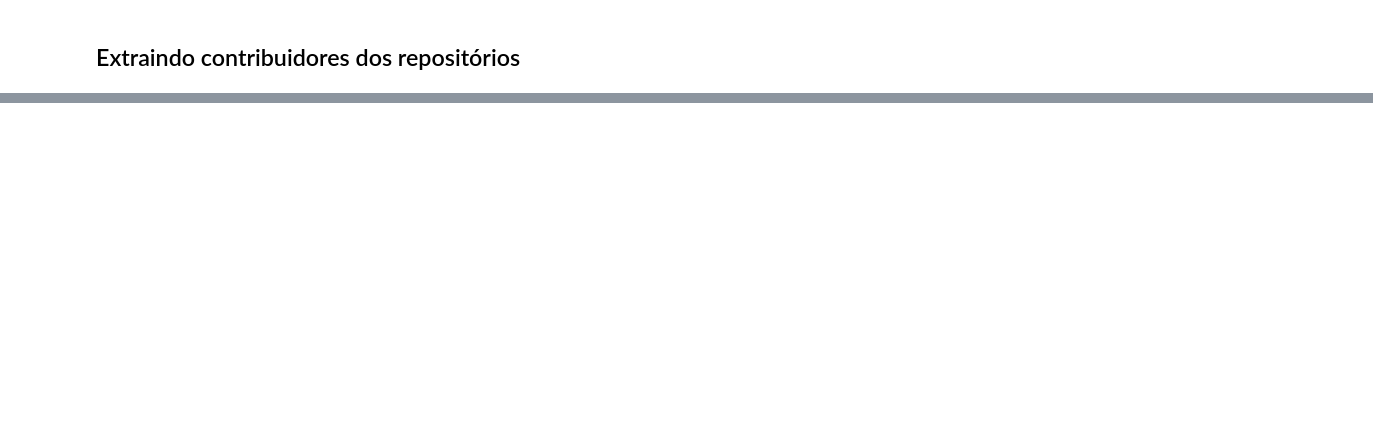
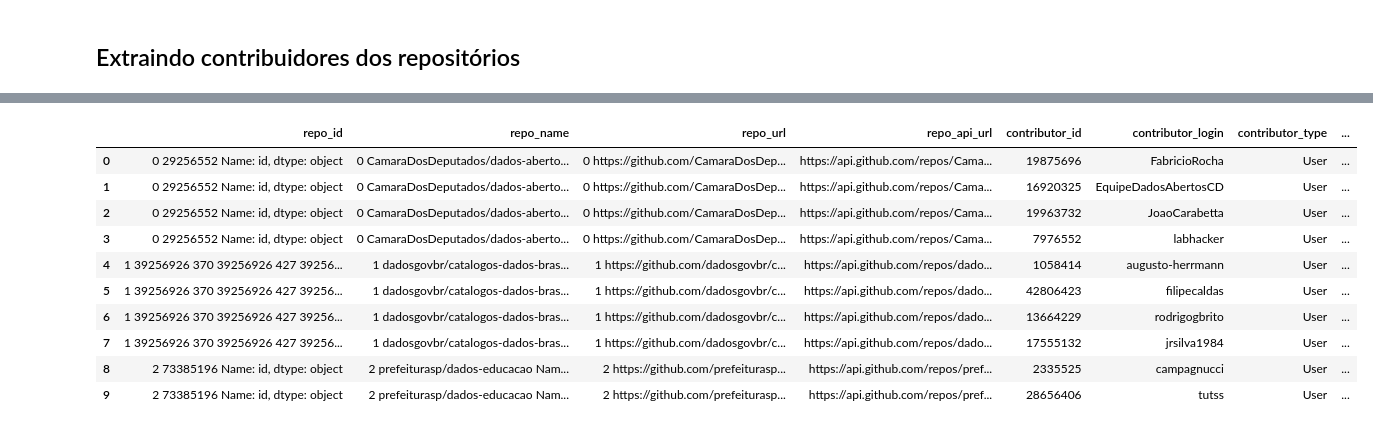
Before and after one commit to Lorenaps/caracterizacao-dados-abertos-gov, a Jupyter notebook: extraction/search_github_api.ipynb, the cells around one changed output, grey strips where cells are left out. Saved outputs shown, nothing was run; the diff lists cells and outputs as text; code cells hidden in the pictures; blank space fills up the shorter version.

Commit message:
Ajuste para gerar lista de contribuidores

```diff
--- a/extraction/search_github_api.ipynb
+++ b/extraction/search_github_api.ipynb
@@ -316,7 +321,7 @@ columns_contributors = [ 'repo_id',
                           'repo_api_url',
                           'contributor_id',
                           'contributor_login',
-                          'contributor_type'
+                          'contributor_type',
                           'contributor_url',
                           'contributor_api_url',
                           'timestamp_extract']
@@ -344,17 +349,24 @@ def get_contributors(url):
 
     list_contributors = []
     results = requests.get(url, auth=credentials)
-    results = results.json()
 
-    list_contributors = scroll_results(results)
+    # No caso do repositório estar vazio
+    if results.status_code is 204:
+        return None
+
+    contributors_results = results.json()
+    list_contributors = scroll_results(contributors_results)
 
     header = dict(results.links)
 
     while header.get('next', False):
         next_url = header.get('next').get('url')
+
+        print('\t> Extraindo da próxima página: {0}'.format(next_url))
+
         results = requests.get(next_url, auth=credentials)
-        results = results.json()
-        list_contributors = list_contributors + scroll_results(results)
+        contributors_results = results.json()
+        list_contributors = list_contributors + scroll_results(contributors_results)
         header = dict(results.links)
 
     return list_contributors
@@ -362,7 +374,7 @@ def get_contributors(url):
 def add_contributor(repo, contributor):
 
     df = pd.DataFrame([[
-                    repo.get('repo_id'),
+                    repo.get('repo_id', None),
                     repo.get('repo_name', None),
                     repo.get('repo_url', None),
                     repo.get('repo_api_url', None),
@@ -385,22 +397,26 @@ def save_contributors(contributors_df, repo, contributors):
                                     sort=False)
     return contributors_df
 # %%
-def search_contributors(df):
+def search_contributors(repositories_df):
 
-    contributors_df = pd.DataFrame(columns = colunas_contributors)
+    contributors_df = pd.DataFrame(columns = columns_contributors)
+    urls = repositories_df['api_url']
 
-    for repo in repos:
+    for url in urls[:5]:
+        print('\nExtraindo contribuidores de: {0}'.format(url))
 
         repo = {
-            'repo_id': df['id'],
-            'repo_name': df['full_name'],
-            'repo_url': df['url'],
-            'repo_api_url': df['api_url']
+            'repo_id': repositories_df.loc[repositories_df["api_url"] == url, 'id'].values[0],
+            'repo_name': repositories_df.loc[repositories_df["api_url"] == url, 'full_name'].values[0],
+            'repo_url': repositories_df.loc[repositories_df["api_url"] == url, 'url'].values[0],
+            'repo_api_url': url,
         }
 
-        url_contributors = repo.get('repo_api_url') + '/contributors'
+        url_contributors = url + '/contributors'
         contributors = get_contributors(url_contributors)
 
-        contributors_df = save_contributors(contributors_df, repo, contributors)
+        if contributors:
+            contributors_df = save_contributors(contributors_df, repo, contributors)
 
-        return contributors_df
+
+    return contributors_df
@@ -410,3 +434,17 @@ result_contributors.describe()
+# %%
+result_contributors
+# %% [output]
+|  | repo_id | repo_name | repo_url | repo_api_url | contributor_id | contributor_login | contributor_type | ... |
+| 0 | 0 29256552 Name: id, dtype: object | 0 CamaraDosDeputados/dados-aberto... | 0 https://github.com/CamaraDosDep... | https://api.github.com/repos/Cama... | 19875696 | FabricioRocha | User | ... |
+| 1 | 0 29256552 Name: id, dtype: object | 0 CamaraDosDeputados/dados-aberto... | 0 https://github.com/CamaraDosDep... | https://api.github.com/repos/Cama... | 16920325 | EquipeDadosAbertosCD | User | ... |
+| 2 | 0 29256552 Name: id, dtype: object | 0 CamaraDosDeputados/dados-aberto... | 0 https://github.com/CamaraDosDep... | https://api.github.com/repos/Cama... | 19963732 | JoaoCarabetta | User | ... |
+| 3 | 0 29256552 Name: id, dtype: object | 0 CamaraDosDeputados/dados-aberto... | 0 https://github.com/CamaraDosDep... | https://api.github.com/repos/Cama... | 7976552 | labhacker | User | ... |
+| 4 | 1 39256926 370 39256926 427 39256... | 1 dadosgovbr/catalogos-dados-bras... | 1 https://github.com/dadosgovbr/c... | https://api.github.com/repos/dado... | 1058414 | augusto-herrmann | User | ... |
+| 5 | 1 39256926 370 39256926 427 39256... | 1 dadosgovbr/catalogos-dados-bras... | 1 https://github.com/dadosgovbr/c... | https://api.github.com/repos/dado... | 42806423 | filipecaldas | User | ... |
+| 6 | 1 39256926 370 39256926 427 39256... | 1 dadosgovbr/catalogos-dados-bras... | 1 https://github.com/dadosgovbr/c... | https://api.github.com/repos/dado... | 13664229 | rodrigogbrito | User | ... |
+| 7 | 1 39256926 370 39256926 427 39256... | 1 dadosgovbr/catalogos-dados-bras... | 1 https://github.com/dadosgovbr/c... | https://api.github.com/repos/dado... | 17555132 | jrsilva1984 | User | ... |
+| 8 | 2 73385196 Name: id, dtype: object | 2 prefeiturasp/dados-educacao Nam... | 2 https://github.com/prefeiturasp... | https://api.github.com/repos/pref... | 2335525 | campagnucci | User | ... |
+| 9 | 2 73385196 Name: id, dtype: object | 2 prefeiturasp/dados-educacao Nam... | 2 https://github.com/prefeiturasp... | https://api.github.com/repos/pref... | 28656406 | tutss | User | ... |
 # %%
 file_path = '../data/contributors_' + str(time.time()).split('.')[0] + '.csv'
 file_path
```
Also changed, not shown: parts of 14 cells of this notebook.
